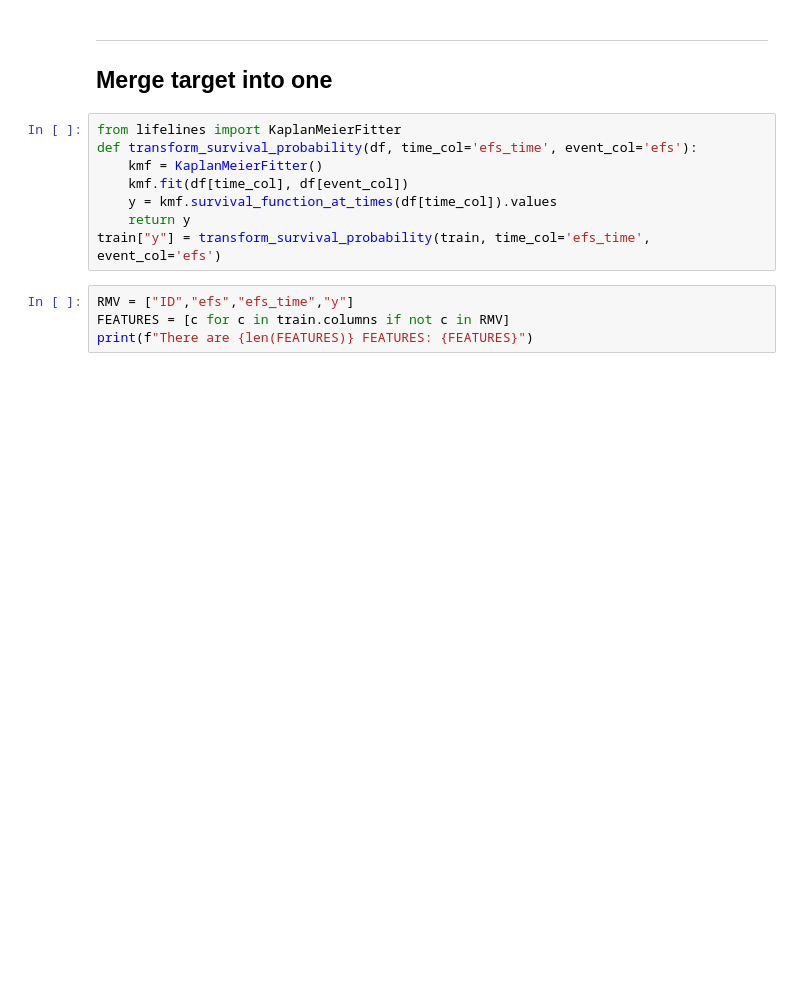
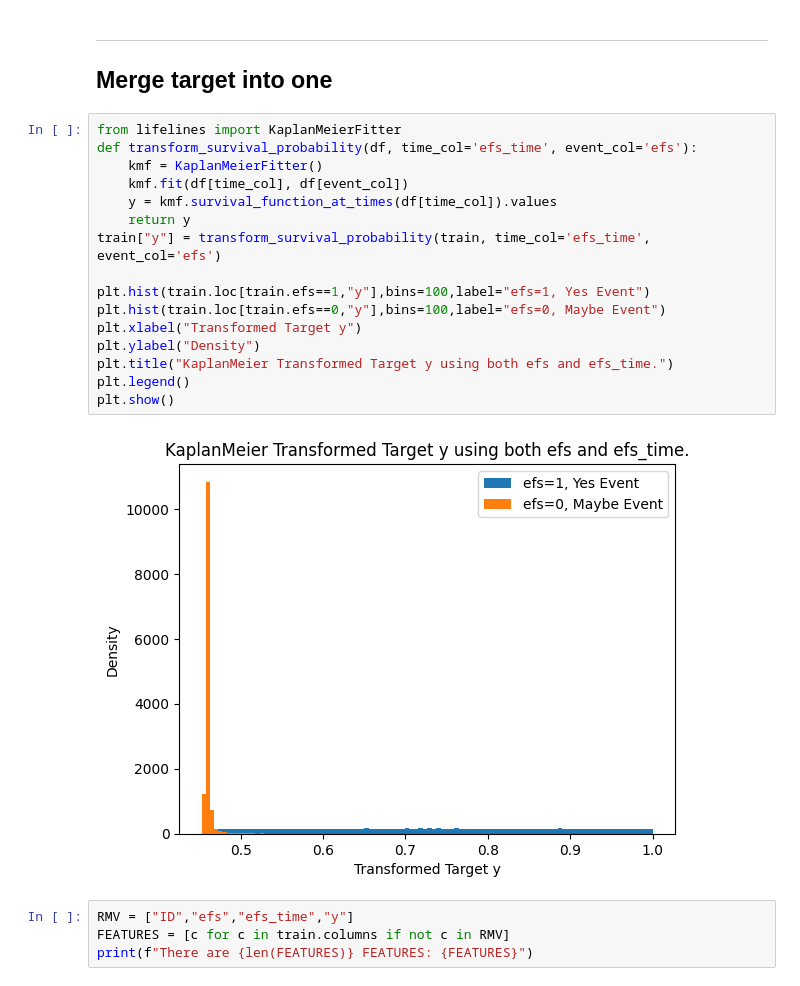
Before and after one commit to Akma86/CIBMTR---Equity-in-post-HCT-Survival-Predictions, a Jupyter notebook: main.ipynb, the cells around one changed output. Saved outputs shown, nothing was run; the diff lists cells and outputs as text; blank space fills up the shorter version.

```diff
--- a/main.ipynb
+++ b/main.ipynb
@@ -206,11 +206,21 @@ plt.show()
 # %%
 from lifelines import KaplanMeierFitter
 def transform_survival_probability(df, time_col='efs_time', event_col='efs'):
     kmf = KaplanMeierFitter()
     kmf.fit(df[time_col], df[event_col])
     y = kmf.survival_function_at_times(df[time_col]).values
     return y
 train["y"] = transform_survival_probability(train, time_col='efs_time', event_col='efs')
+
+plt.hist(train.loc[train.efs==1,"y"],bins=100,label="efs=1, Yes Event")
+plt.hist(train.loc[train.efs==0,"y"],bins=100,label="efs=0, Maybe Event")
+plt.xlabel("Transformed Target y")
+plt.ylabel("Density")
+plt.title("KaplanMeier Transformed Target y using both efs and efs_time.")
+plt.legend()
+plt.show()
+# %% [output]
+[figure, added]
 # %%
 RMV = ["ID","efs","efs_time","y"]
 FEATURES = [c for c in train.columns if not c in RMV]
```
Also changed, not shown: parts of 21 cells of this notebook, 3 other files.
